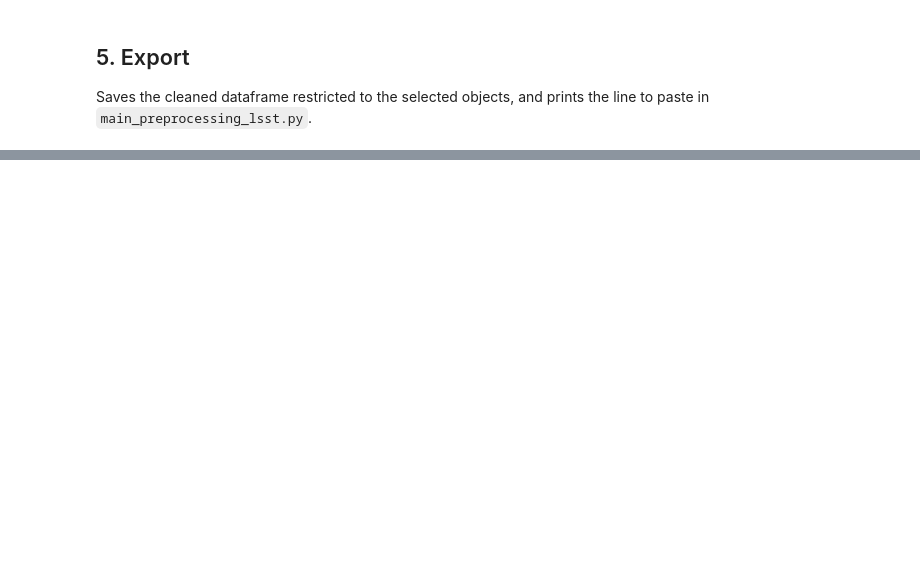
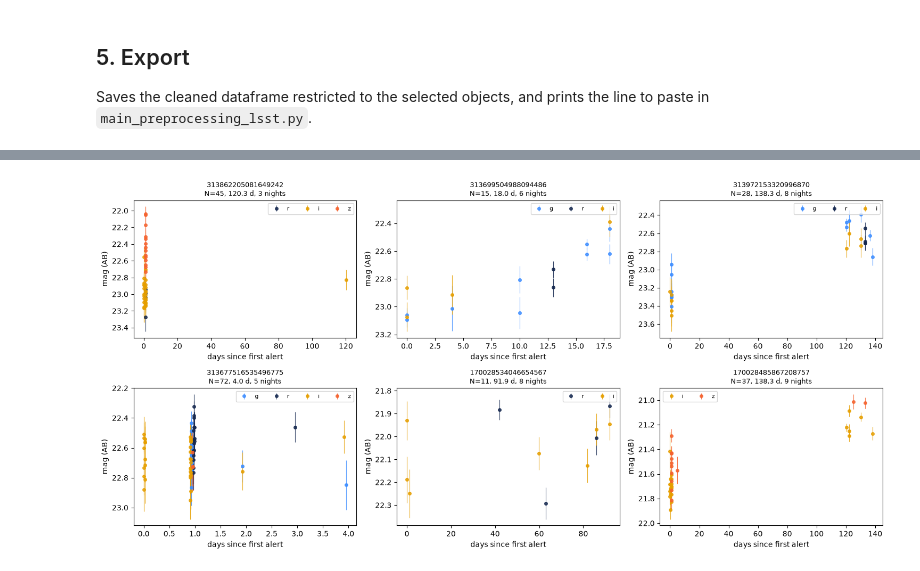
Before and after one commit to jecampagne/astro-mtan, a Jupyter notebook: explore_filters_lsst.ipynb, the cells around one changed output, grey strips where cells are left out. Cells and saved outputs as stored; diff of their text form; code cells hidden in the pictures; blank space fills up the shorter version.

```diff
--- a/explore_filters_lsst.ipynb
+++ b/explore_filters_lsst.ipynb
@@ -182,0 +287,4 @@ print(f"df_alerts = select_objects(df_alerts, {args})")
+# %%
+show_sample(stats.index, seed=1)
+# %% [output]
+[figure, added]
```
Also changed, not shown: parts of 15 cells of this notebook, 4 other files.
